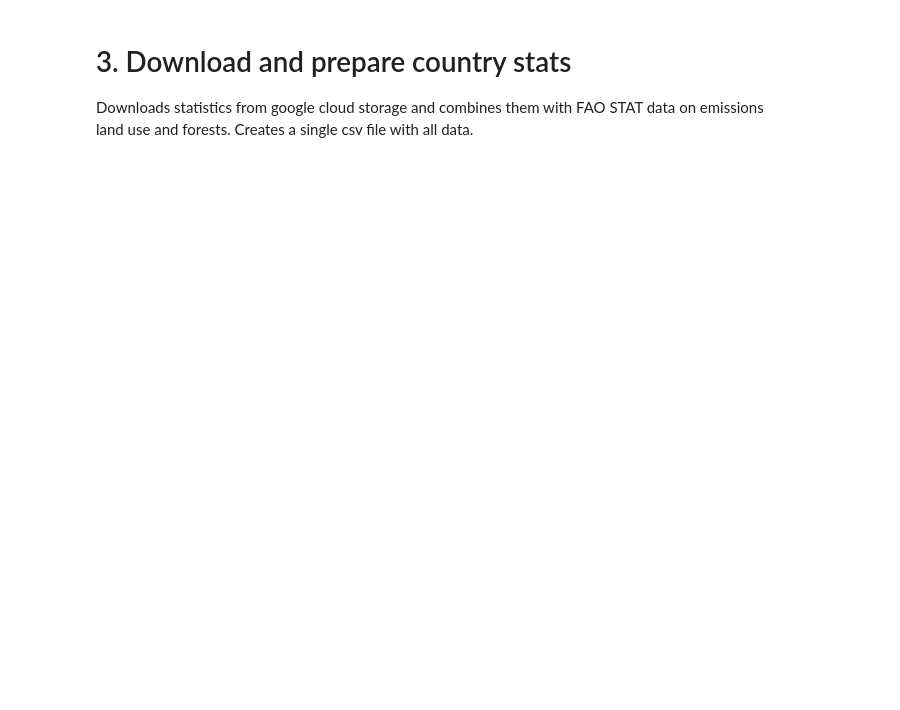
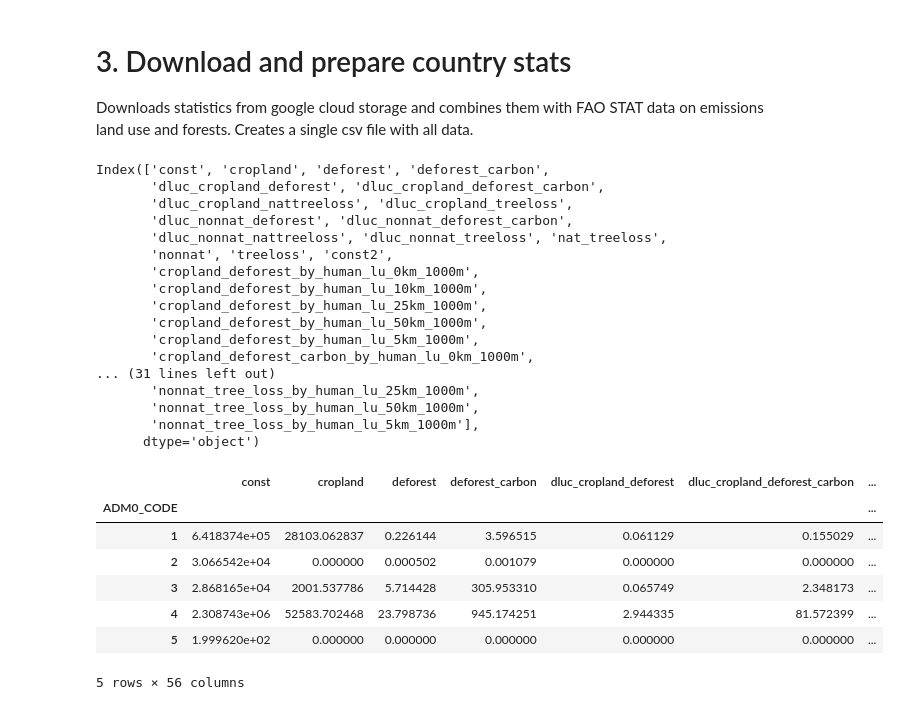
Before and after one commit to Vizzuality/lg-landscape-indicators-processing, a Jupyter notebook: notebooks/_03_download_and_prepare_country_stats.ipynb, the cells around one changed output. Drawn from its saved outputs; the diff is of its cells as text; code cells hidden in the pictures; blank space fills up the shorter version.

Commit message:
drop unnecessary columns

```diff
--- a/notebooks/_03_download_and_prepare_country_stats.ipynb
+++ b/notebooks/_03_download_and_prepare_country_stats.ipynb
@@ -16,15 +16,56 @@ EXPORT_PREFIX = "landscape_indicators_20231023"
 
 DATA_FOLDER = "../data/raw"
 # %%
+drop_columns = [
+    "system:index",
+    "ADM0_NAME",
+    "DISP_AREA",
+    "EXP0_YEAR",
+    "STATUS",
+    "STR0_YEAR",
+    "Shape_Area",
+    "Shape_Leng",
+    ".geo",
+]
+
 country_stats = pd.read_csv(f"gs://{EXPORT_BUCKET}/{EXPORT_PREFIX}/country_stats_100m.csv")
 country_kernel_stats = pd.read_csv(
     f"gs://{EXPORT_BUCKET}/{EXPORT_PREFIX}/sluc_kernel_country_stats_1000m.csv"
 )
 country_stats.set_index("ADM0_CODE", inplace=True)
+country_stats.drop(columns=drop_columns, inplace=True)
 country_kernel_stats.set_index("ADM0_CODE", inplace=True)
+country_kernel_stats.drop(columns=drop_columns, inplace=True)
 country_stats = country_stats.join(country_kernel_stats, rsuffix="2")
+
 print(country_stats.columns)
 country_stats.head()
+# %% [output]
+Index(['const', 'cropland', 'deforest', 'deforest_carbon',
+       'dluc_cropland_deforest', 'dluc_cropland_deforest_carbon',
+       'dluc_cropland_nattreeloss', 'dluc_cropland_treeloss',
+       'dluc_nonnat_deforest', 'dluc_nonnat_deforest_carbon',
+       'dluc_nonnat_nattreeloss', 'dluc_nonnat_treeloss', 'nat_treeloss',
+       'nonnat', 'treeloss', 'const2',
+       'cropland_deforest_by_human_lu_0km_1000m',
+       'cropland_deforest_by_human_lu_10km_1000m',
+       'cropland_deforest_by_human_lu_25km_1000m',
+       'cropland_deforest_by_human_lu_50km_1000m',
+       'cropland_deforest_by_human_lu_5km_1000m',
+       'cropland_deforest_carbon_by_human_lu_0km_1000m',
+... (31 lines left out)
+       'nonnat_tree_loss_by_human_lu_25km_1000m',
+       'nonnat_tree_loss_by_human_lu_50km_1000m',
+       'nonnat_tree_loss_by_human_lu_5km_1000m'],
+      dtype='object')
+|  | const | cropland | deforest | deforest_carbon | dluc_cropland_deforest | dluc_cropland_deforest_carbon | ... |
+| ADM0_CODE |  |  |  |  |  |  | ... |
+| 1 | 6.418374e+05 | 28103.062837 | 0.226144 | 3.596515 | 0.061129 | 0.155029 | ... |
+| 2 | 3.066542e+04 | 0.000000 | 0.000502 | 0.001079 | 0.000000 | 0.000000 | ... |
+| 3 | 2.868165e+04 | 2001.537786 | 5.714428 | 305.953310 | 0.065749 | 2.348173 | ... |
+| 4 | 2.308743e+06 | 52583.702468 | 23.798736 | 945.174251 | 2.944335 | 81.572399 | ... |
+| 5 | 1.999620e+02 | 0.000000 | 0.000000 | 0.000000 | 0.000000 | 0.000000 | ... |
+5 rows × 56 columns
 # %%
 # Load FAO data
 
```
Also changed, not shown: parts of 2 cells of this notebook, 2 other files.
